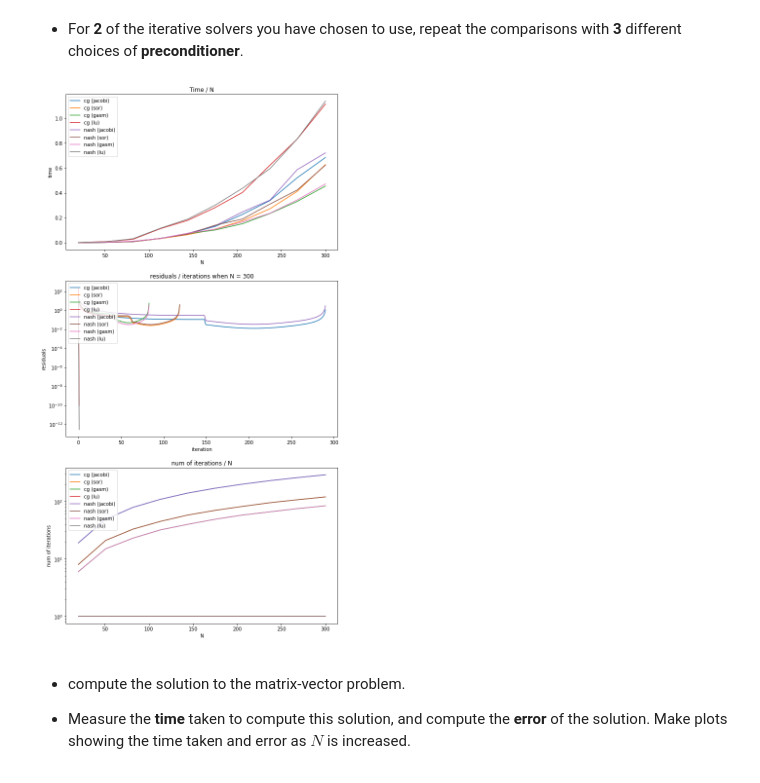
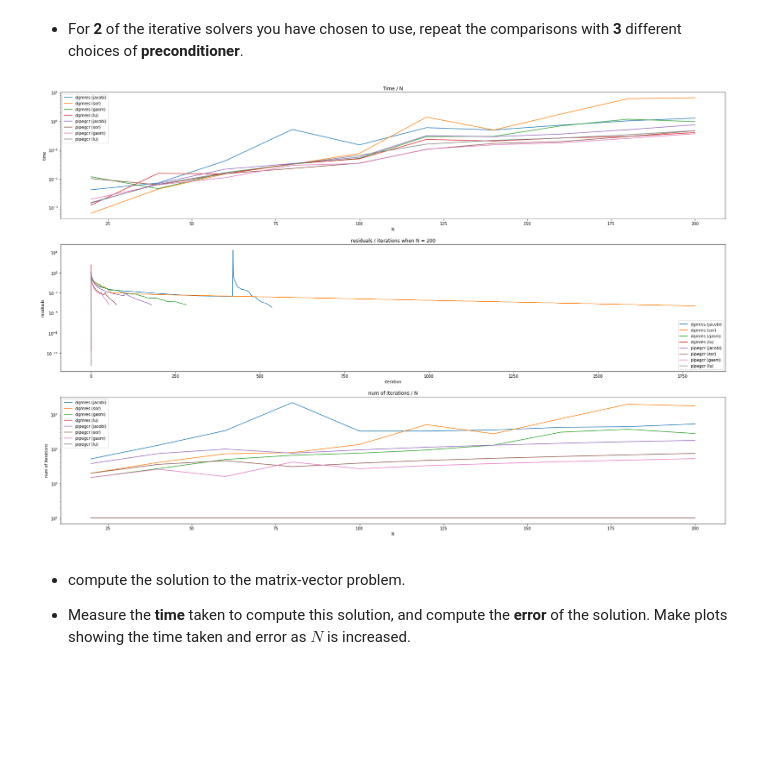
Before and after one commit to YRYoung/HPC, a Jupyter notebook: Assigenment/Assignment_4.ipynb, the cells around one changed output. Cells and saved outputs as stored; diff of their text form; code cells hidden in the pictures; blank space fills up the shorter version.

```diff
--- a/Assigenment/Assignment_4.ipynb
+++ b/Assigenment/Assignment_4.ipynb
@@ -198,8 +216,9 @@ class Solver:
         self.PC = 'none'
         self.residuals = []
         self.iterations = []
+        self.errors=[]
 
-    def solve(self,AA,bb):
+    def solve(self,AA,bb,count_time=True,save_residuals=True,save_iterations=True,save_solutions=False,save_errors=False):
         ksp = PETSc.KSP().create()
         ksp.setOperators(AA)
 
@@ -209,10 +228,18 @@ class Solver:
         ksp.getPC().setType(self.PC)
         ksp.setConvergenceHistory()
 
-        self.times += [timeit.Timer(lambda: ksp.solve(bb, x)).timeit(1)]
-        self.residuals += [ksp.getConvergenceHistory()]
-        self.iterations += [ksp.getIterationNumber()]
-        self.solutions+=[x.array.reshape((N - 1, N - 1))]
+        if count_time:
+          self.times += [timeit.Timer(lambda: ksp.solve(bb, x)).timeit(1)]
+        else:
+          ksp.solve(bb, x)
+        if save_residuals:
+          self.residuals += [ksp.getConvergenceHistory()]
+        if save_iterations:
+          self.iterations += [ksp.getIterationNumber()]
+        if save_solutions:
+          self.solutions += [x.array.reshape((N - 1, N - 1))]
+          if save_errors:
+            self.errors += [calculate_error(self.solutions[-1], N)]
 
 
 def prepare_PET_data(A,b):
@@ -290,13 +317,13 @@ test_solvers()
 # %% [markdown]
 * For **2** of the iterative solvers you have chosen to use, repeat the comparisons with **3** different choices of **preconditioner**.
 # %%
-Ns = np.linspace(20, 300, 10, dtype=np.int32)
+Ns = np.linspace(20, 200, 10, dtype=np.int32)
 
 
 def test_PC():
     PET_solvers = []
 
-    for name in ['cg', 'nash']:
+    for name in ['dgmres', 'pipegcr']:
         for PC in ['jacobi', 'sor', 'gasm', 'lu']:
             solver = Solver(name)
             solver.PC = PC
@@ -308,47 +335,47 @@ def test_PC():
 
         iterate_pet_solvers(PET_solvers, A, b)
 
-    fig = plt.figure(figsize=(10, 20))
+    fig = plt.figure(figsize=(30, 20))
 
     plt.subplot(3, 1, 1)
     ps = []
     for i, sv in enumerate(PET_solvers):
-        p0, = plt.plot(Ns, sv.times)
+        p0, = plt.semilogy(Ns, sv.times)
         ps += [p0]
 
     plt.legend(ps, ['{} ({})'.format(sv.name, sv.PC) for sv in PET_solvers], loc='upper left')
     plt.title('Time / N')
     plt.ylabel('time')
     plt.xlabel('N')
 
     plt.subplot(3, 1, 2)
     ps = []
     for i, sv in enumerate(PET_solvers):
         p0, = plt.semilogy(sv.residuals[-1])
         ps += [p0]
 
-    plt.legend(ps, ['{} ({})'.format(sv.name, sv.PC) for sv in PET_solvers], loc='upper left')
+    plt.legend(ps, ['{} ({})'.format(sv.name, sv.PC) for sv in PET_solvers], loc='lower right')
     plt.title('residuals / iterations when N = {}'.format(Ns[-1]))
     plt.ylabel("residuals")
     plt.xlabel('iteration')
 
     plt.subplot(3, 1, 3)
     ps = []
     for i, sv in enumerate(PET_solvers):
         p0, = plt.semilogy(Ns, sv.iterations)
         ps += [p0]
 
     plt.legend(ps, ['{} ({})'.format(sv.name, sv.PC) for sv in PET_solvers], loc='upper left')
     plt.title('num of iterations / N')
     plt.ylabel("num of iterations")
     plt.xlabel('N')
 
     plt.show()
 
 
 test_PC()
 # %% [output]
-[figure, old version]
+[figure, new version]
 # %% [markdown]
 * compute the solution to the matrix-vector problem.
 
```
Also changed, not shown: parts of 5 cells of this notebook.
